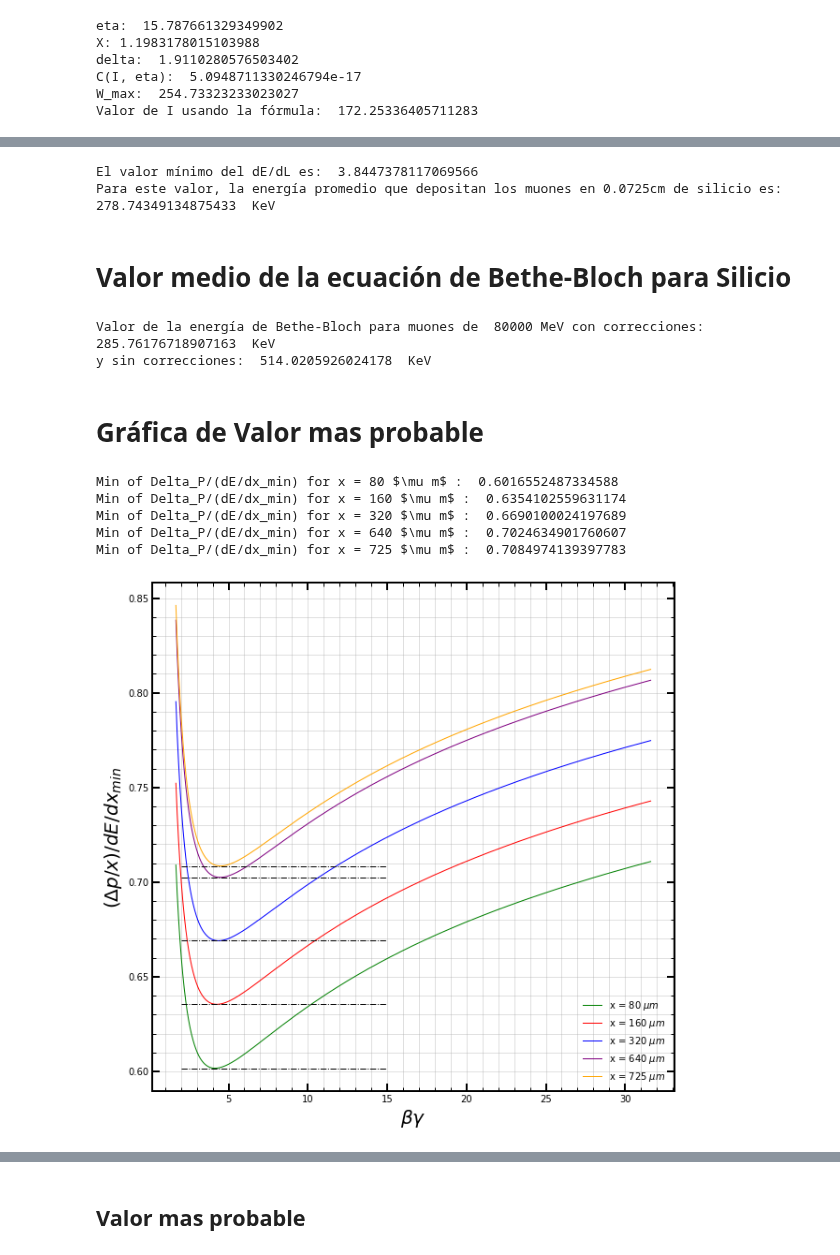
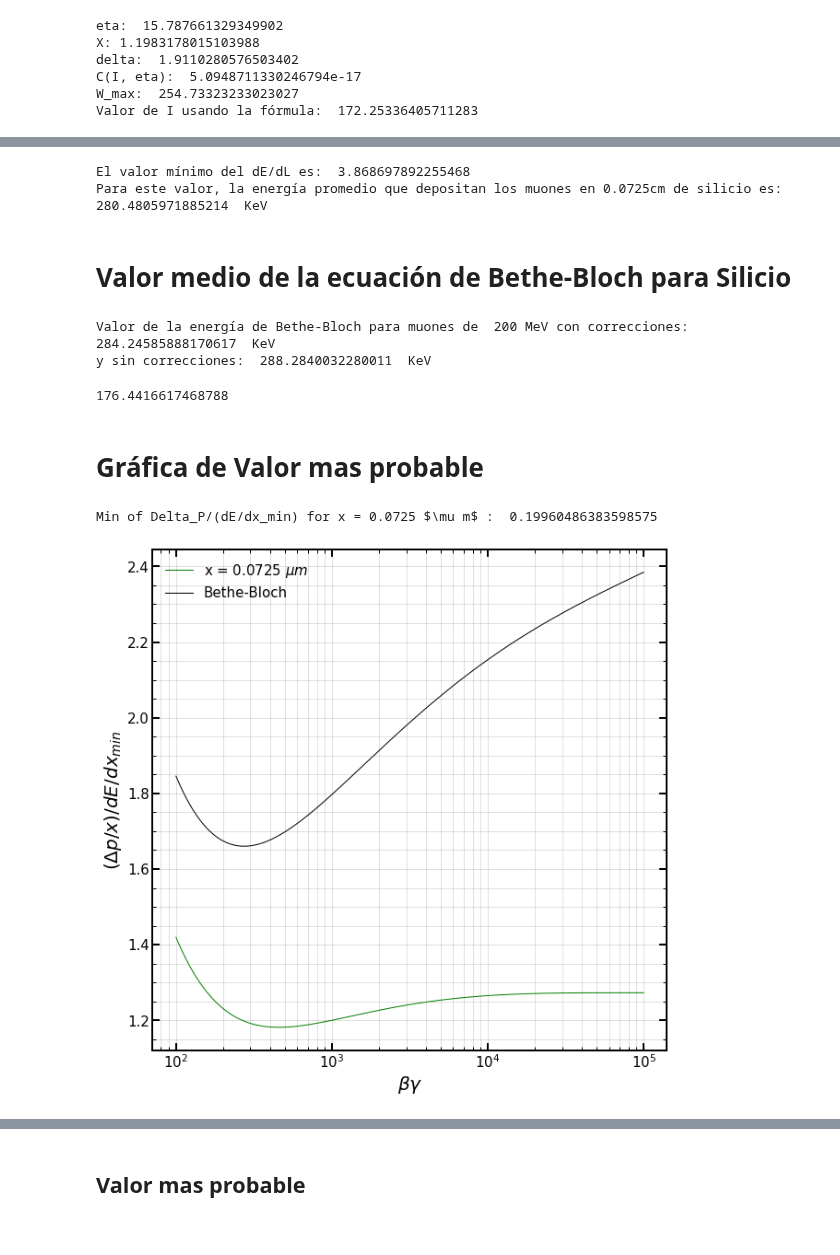
Before and after one commit to mausanram/CodigosICN, a Jupyter notebook: Catalogo_Eventos/Muons_Energy.ipynb, the cells around one changed output, grey strips where cells are left out. Cells and saved outputs as stored; diff of their text form; code cells hidden in the pictures.

```diff
--- a/Catalogo_Eventos/Muons_Energy.ipynb
+++ b/Catalogo_Eventos/Muons_Energy.ipynb
@@ -198,9 +202,9 @@ Min value without corrections:  1.6937696848297041
 # %%
-density = 2.329
-dEdL_corrections, dEdL = Bethe_Bloch(muon_velocities)
+density = 2.33 # g/cm³
+
 fig, axs = plt.subplots(figsize=[10,10])
-axs.plot(energy, dEdL_corrections*density, 'b', label='With corrections')
-axs.plot(energy, dEdL * density, '--r', label='Without corrections')
+axs.plot(muon_energy, Bethe_dencorr * density, 'b', label='With corrections')
+axs.plot(muon_energy, Bethe_wncorr * density, '--r', label='Without corrections')
 axs.set_xscale('log')
 axs.grid(which='both')
 axs.set_xlabel('Energía (MeV)', loc='center', weight='normal', size=20)
@@ -215,9 +219,9 @@ plt.show()
 # %%
-print('El valor mínimo del dE/dL es: ', dEdL_corrections.min() * density)
-print('Para este valor, la energía promedio que depositan los muones en 0.0725cm de silicio es: ', dEdL_corrections.min() * density * 0.0725 * 1000, ' KeV')
+print('El valor mínimo del dE/dL es: ', Bethe_dencorr.min() * density)
+print('Para este valor, la energía promedio que depositan los muones en 0.0725cm de silicio es: ', Bethe_dencorr.min() * density * 0.0725 * 1000, ' KeV')
 # %% [output]
-El valor mínimo del dE/dL es:  3.8447378117069566
-Para este valor, la energía promedio que depositan los muones en 0.0725cm de silicio es:  278.74349134875433  KeV
+El valor mínimo del dE/dL es:  3.868697892255468
+Para este valor, la energía promedio que depositan los muones en 0.0725cm de silicio es:  280.4805971885214  KeV
 # %% [markdown]
 # Valor medio de la ecuación de Bethe-Bloch para Silicio
 # %%
@@ -270,13 +280,24 @@ def Bethe_Bloch_value(energy):
     return with_corrections, without_correction #KeV
 # %%
-mean_energy = 80000
+mean_energy = 200 # in MeV
 # mean_energy = 10000
 Bethe_corr, Bethe = Bethe_Bloch_value(mean_energy)
 print('Valor de la energía de Bethe-Bloch para muones de ', mean_energy, 'MeV con correcciones: ', Bethe_corr, ' KeV')
 print('y sin correcciones: ', Bethe, ' KeV')
 # %% [output]
-Valor de la energía de Bethe-Bloch para muones de  80000 MeV con correcciones:  285.76176718907163  KeV
-y sin correcciones:  514.0205926024178  KeV
+Valor de la energía de Bethe-Bloch para muones de  200 MeV con correcciones:  284.24585888170617  KeV
+y sin correcciones:  288.2840032280011  KeV
+# %%
+def momentum(Energy):
+    muon_mass = 105.6583 # MeV/c^2
+    E_tot = Energy + muon_mass
+    mom = np.sqrt(E_tot**2 - muon_mass**2)
+    return mom
+
+
+print(momentum(100))
+# %% [output]
+176.4416617468788
 # %% [markdown]
 # Gráfica de Valor mas probable
 # %%
@@ -341,43 +361,40 @@ def delta_P(velocity, thickness):
 # %%
-muon_mass = 105.66 #MeV/c²
+muon_mass = 105.6583 #MeV/c²
 
-muon_velocities = np.linspace(0.86, 0.9995,1000000)
-beta_gamma = muon_velocities /np.sqrt(1 - muon_velocities**2)
-energy = beta_gamma * muon_mass
-
-list_thickness = [0.0187, 0.0374, 0.0747, 0.149, 0.168789063]  # g/cm^2
-# list_thickness = [0.168789063]  # g/cm^2
-
-list_micra_thickness = [80, 160, 320, 640, 725] #micras
-# list_micra_thickness = [725] #micras
+muon_energy= np.linspace(100, 100000,100000) # MeV
+list_thickness = [0.0725] #cm
 
 list_colors = ['g', 'r', 'b', 'purple', 'orange']
 
+_, dEdL_corrections1, _ = Bethe_Bloch(muon_energy)
+
 fig, axs = plt.subplots(figsize=[10,10])
 for index in np.arange(0, len(list_thickness)):
-    delP_scaled, delP_delta_scaled = delta_P(muon_velocities, list_thickness[index])
-    curve_name = 'x = ' + str(list_micra_thickness[index]) + r' $\mu m$ '
+    dP= delta_P(muon_energy, list_thickness[index])
+    curve_name = 'x = ' + str(list_thickness[index]) + r' $\mu m$ '
     # print('Min of Delta_P: ', np.min(delP_scaled))
-    print('Min of Delta_P/(dE/dx_min) for ' + curve_name + ': ', np.min(delP_delta_scaled/1.66))
+    print('Min of Delta_P/(dE/dx_min) for ' + curve_name + ': ', np.min(dP))
 
     # axs.plot(beta_gamma, delP_scaled/1.66, label=curve_name)
-    axs.plot(beta_gamma, delP_delta_scaled/1.66, label=curve_name, color= list_colors[index])
-    axs.hlines(y= np.min(delP_delta_scaled/1.66), xmin = 2, xmax = 15, linestyles='dashdot', colors='black')
+    axs.plot(muon_energy, dP/(density * list_thickness[index]),label=curve_name, color= list_colors[index])
+
+
+
+    # axs.hlines(y= np.min(delP_delta_scaled/1.66), xmin = 2, xmax = 15, linestyles='dashdot', colors='black')
     # axs.plot( 4.5, np.min(delP_delta_scaled/1.66), 'ok')
 
-# axs.set_xscale('log')
+axs.plot(muon_energy, dEdL_corrections1,label="Bethe-Bloch", color= "k")
+
+
+axs.set_xscale('log')
 axs.grid(which='both')
 axs.set_xlabel(r'$\beta \gamma$', loc='center', weight='normal', size=20)
 axs.set_ylabel(r'$(\Delta p / x)/dE/dx_{min}$', loc='center', weight='normal', size=20 )
 # axs.set_yticklabels([4,])
 # fig.suptitle('Gráfica de ecuación de Bethe-Bloch para Silicio', y = 0.92, size = 20)
 # axs.set_ylim(0.1, 0.4)
 axs.legend()
 plt.show()
 # %% [output]
-Min of Delta_P/(dE/dx_min) for x = 80 $\mu m$ :  0.6016552487334588
-Min of Delta_P/(dE/dx_min) for x = 160 $\mu m$ :  0.6354102559631174
-Min of Delta_P/(dE/dx_min) for x = 320 $\mu m$ :  0.6690100024197689
-Min of Delta_P/(dE/dx_min) for x = 640 $\mu m$ :  0.7024634901760607
-Min of Delta_P/(dE/dx_min) for x = 725 $\mu m$ :  0.7084974139397783
+Min of Delta_P/(dE/dx_min) for x = 0.0725 $\mu m$ :  0.19960486383598575
-[figure, old version]
+[figure, new version]
```
Also changed, not shown: parts of 9 cells of this notebook, 3 other files.
